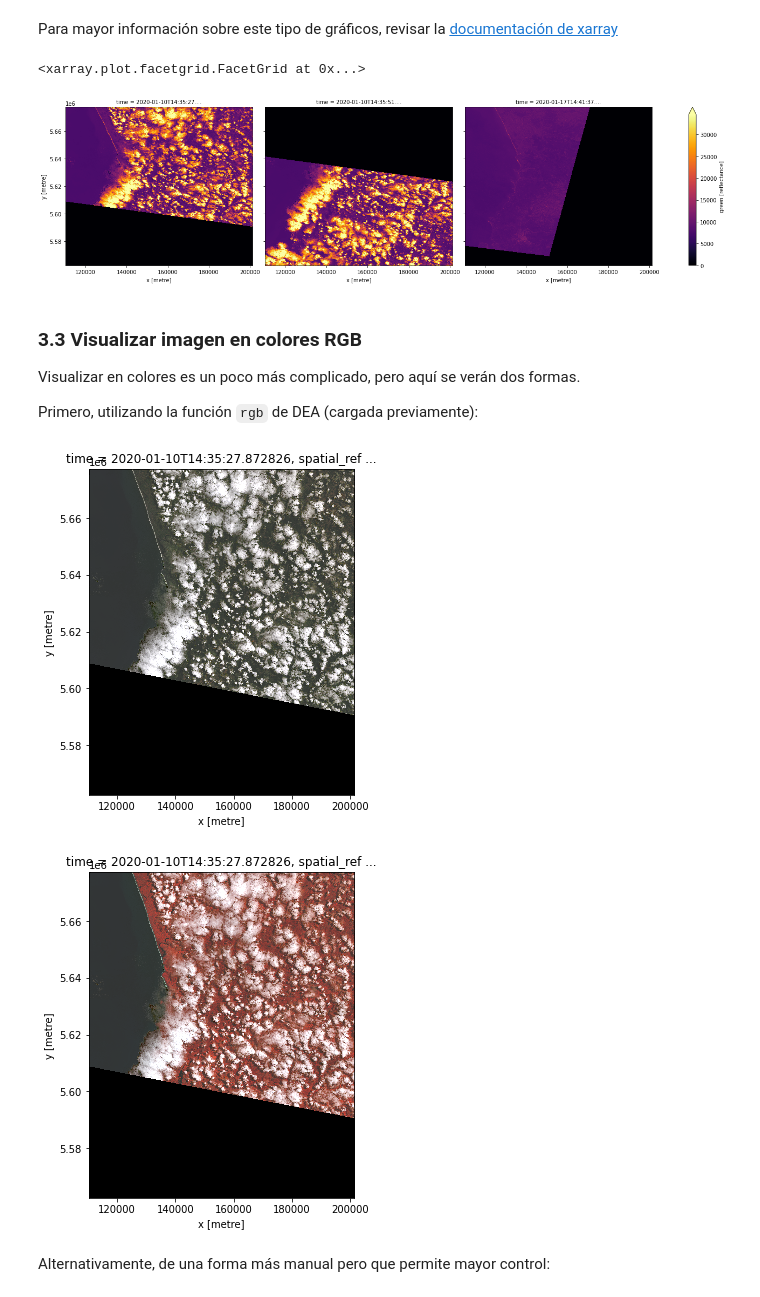
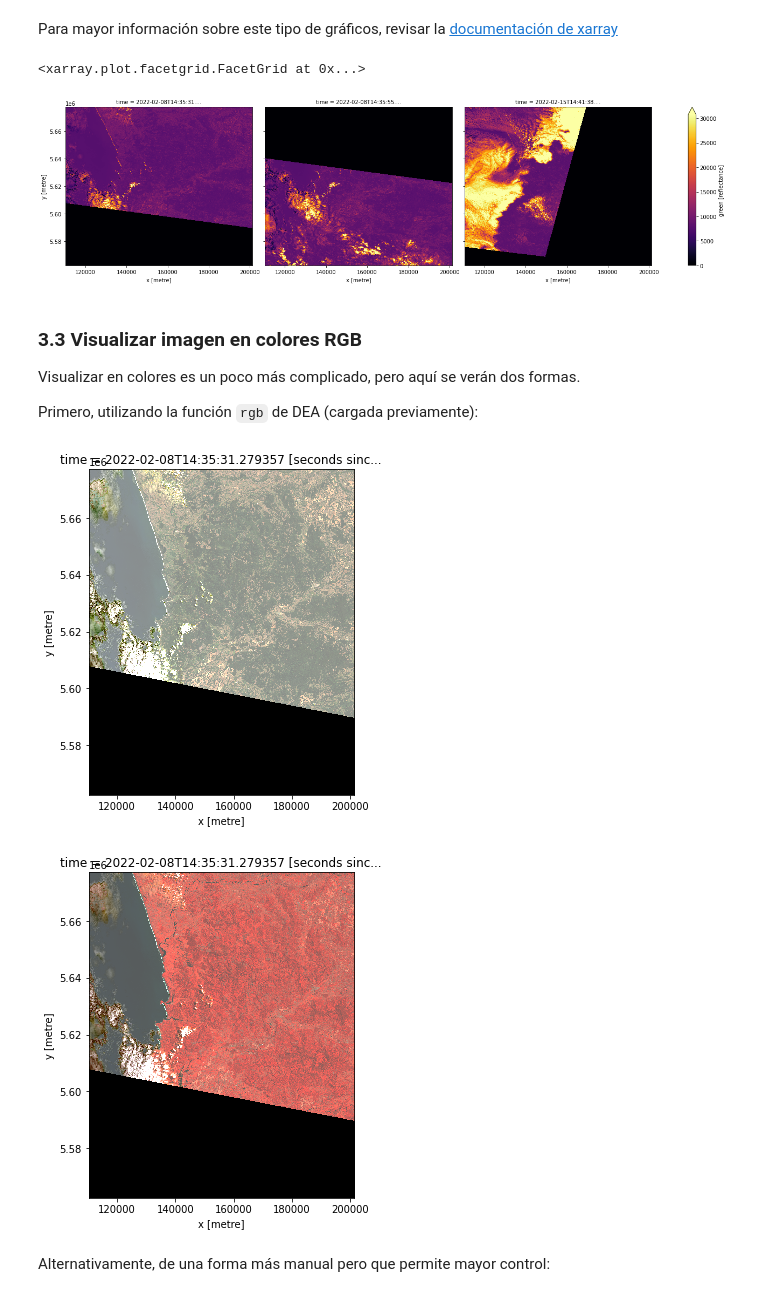
Before and after one commit to Data-Observatory/DataCubeTraining, a Jupyter notebook: basic/01_Carga_datos.ipynb, the cells around one changed output. Cells and saved outputs as stored; diff of their text form; code cells hidden in the pictures.

```diff
--- a/basic/01_Carga_datos.ipynb
+++ b/basic/01_Carga_datos.ipynb
@@ -67,7 +70,7 @@ Para poder diferenciarlos, en el caso de Landsat el nombre contiene `aws` (en la
 
 Cada producto, contiene mediciones (`measurements`) a las cuáles es posible acceder. A continuación se muestra un listado de las mediciones disponibles para dos sensores (Landsat 8 y Sentinel-2)
 # %%
-products = ['usgs_aws_ls8c2_sr', 's2_l2a']
+products = ['landsat9_c2l2_sr', 's2_l2a']
 dc.list_measurements().loc[products]
 # %% [output]
 |  |  | name | dtype | units | nodata | aliases | flags_definition |
@@ -111,8 +114,9 @@ latitud_rango = (-40, -39)
 ds = dc.load(product=products[0],
              x=longitud_rango,
              y=latitud_rango,
-             time=("2020-01-10", "2020-03-31"),
+             time=("2022-02-01", "2022-04-30"),
              output_crs='EPSG:32719',
              resolution=(-30, 30),
-             dask_chunks={"time": 1, 'x':2048, 'y':2048})
+             dask_chunks={"time": 1, 'x':2048, 'y':2048}
+            )
 # %% [markdown]
@@ -302,7 +309,7 @@ Para mayor información sobre este tipo de gráficos, revisar la [documentación
 ds['green'].isel(time=range(3)).plot(col='time', robust=True, cmap='inferno', figsize=(20, 5)) # interpolate='none'
 # %% [output]
 <xarray.plot.facetgrid.FacetGrid at 0x...>
-[figure, old version]
+[figure, new version]
 # %% [markdown]
 ### 3.3 Visualizar imagen en colores RGB
 
@@ -312,11 +319,11 @@ Primero, utilizando la función `rgb` de DEA (cargada previamente):
 # %%
 rgb(ds, bands=["red", "green", "blue"], index=0)
 # %% [output]
-[figure, old version]
+[figure, new version]
 # %%
-rgb(ds, bands=["nir", "green", "blue"], index=0)
+rgb(ds, bands=["nir08", "green", "blue"], index=0)
 # %% [output]
-[figure, old version]
+[figure, new version]
 # %% [markdown]
 Alternativamente, de una forma más manual pero que permite mayor control:
 # %%
```
Also changed, not shown: parts of 15 cells of this notebook, 2 other files.
